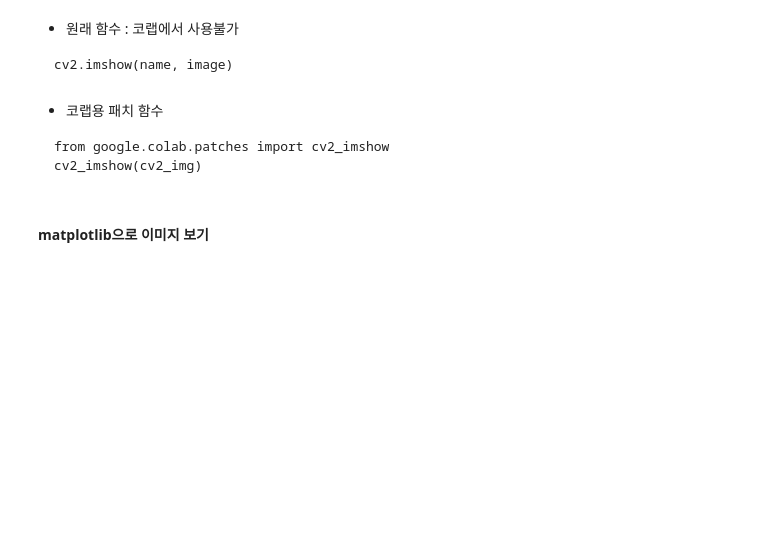
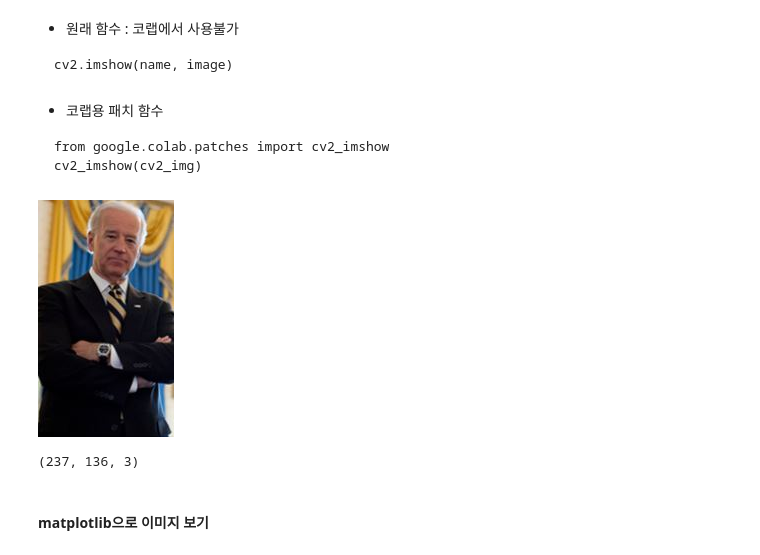
Before and after one commit to GETHUB55/SkillTreePython-DeepLearning, a Jupyter notebook: 00.추가학습/ch00_01_OpenCV기초_기본사용.ipynb, the cells around one changed output. Saved outputs shown, nothing was run; the diff lists cells and outputs as text; code cells hidden in the pictures; blank space fills up the shorter version.

Commit message:
Colaboratory를 통해 생성됨

````diff
--- a/00.추가학습/ch00_01_OpenCV기초_기본사용.ipynb
+++ b/00.추가학습/ch00_01_OpenCV기초_기본사용.ipynb
@@ -69,5 +79,8 @@ upload_file = files.upload()
 # %% [markdown]
 * 파일 경로 설정
+# %%
+f_path = '/content/p1.jpg'
+f2_path = '/content/p3.png'
 # %% [markdown]
 #### **Matplotlib과 비교**
 
@@ -79,3 +92,9 @@ upload_file = files.upload()
   * 이미지 보여주기 : cv2.imshow()
+# %%
+plt_img = plt.imread(f_path)
+cv2_img = cv2.imread(f_path)
+
+#plt_img = plt.imread(f2_path)
+cv2_img = cv2.imread(f2_path)
 # %% [markdown]
 * '이미지' 데이터
@@ -96,5 +121,15 @@ cv2.imshow(name, image)
 from google.colab.patches import cv2_imshow
 cv2_imshow(cv2_img)
 ```
+# %%
+from google.colab.patches import cv2_imshow
+cv2_imshow(cv2_img)
+# %% [output]
+[figure, added]
+# %%
+cv2_img.shape
+#(이미지 세로사이즈,가로사이즈,채널(색상-RGB))
+# %% [output]
+(237, 136, 3)
 # %% [markdown]
 #### **matplotlib으로 이미지 보기**
````
Also changed, not shown: parts of 11 cells of this notebook.
